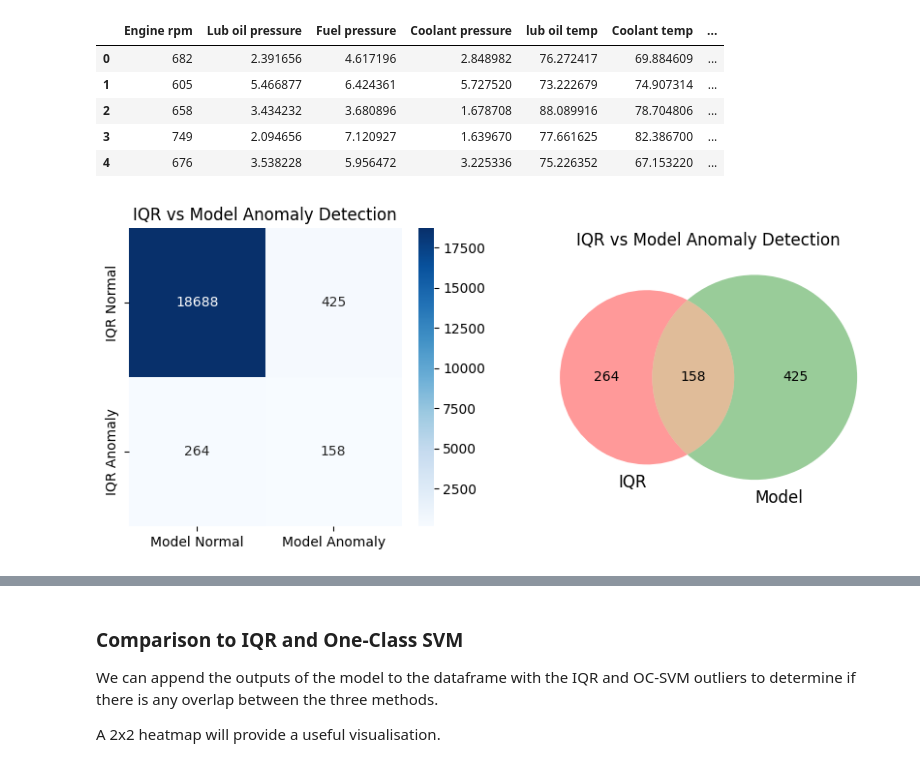
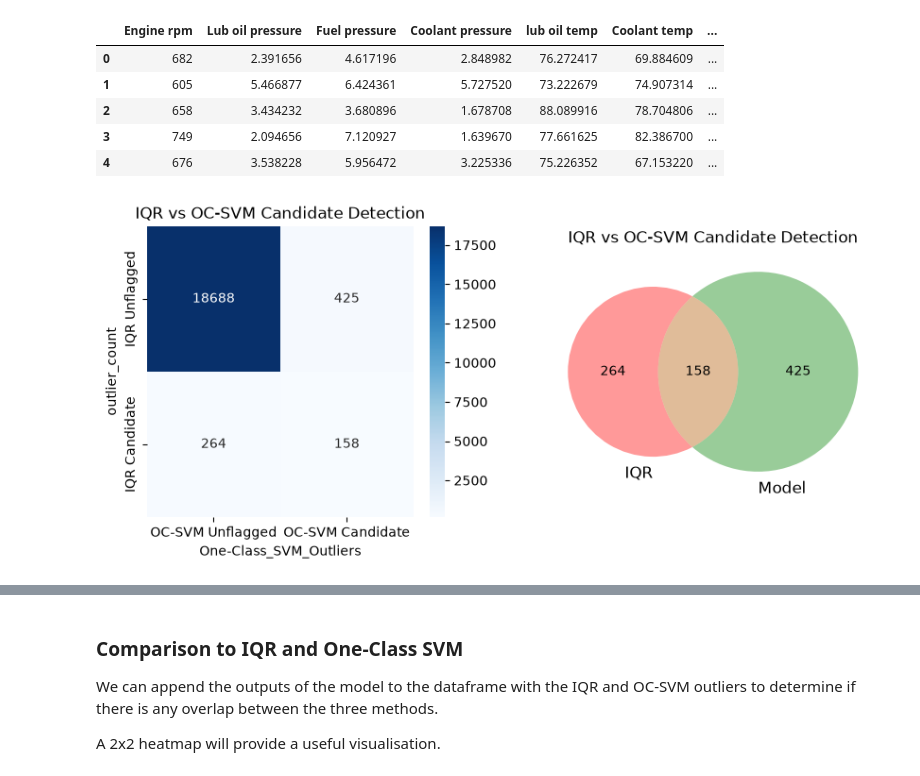
Before and after one commit to ATDiDonato/ship-engine-anomaly-detection, a Jupyter notebook: DiDonato_Alex_CAM_C101_W5_Mini-project.ipynb, the cells around one changed output, grey strips where cells are left out. Drawn from its saved outputs; the diff is of its cells as text; code cells hidden in the pictures.

```diff
--- a/DiDonato_Alex_CAM_C101_W5_Mini-project.ipynb
+++ b/DiDonato_Alex_CAM_C101_W5_Mini-project.ipynb
@@ -425,8 +326,4 @@ We will identify which values are anomalies for each individual feature and then
 # %%
-def series_to_df(series_dict):
-    return pd.DataFrame(series_dict)
-
-
 def get_iqr_outlier_flags(df, suffix="_flagged"):
     """
     This function identifies outliers in numeric columns of a DataFrame using
@@ -457,7 +354,7 @@ def get_iqr_outlier_flags(df, suffix="_flagged"):
     return (
         df[numeric_cols].lt(lower, axis="columns")
         | df[numeric_cols].gt(upper, axis="columns")
-    ).add_suffix("_flagged"), summary
+    ).add_suffix(suffix), summary
 
 
 # Call the function to get outlier flags
@@ -721,37 +556,37 @@ ship_engine_data_with_outliers.head()
 # %%
 # get a list of IQR outlier flags (where # of outliers in individual features >=2 )
 iqr_flags = (ship_engine_data_with_outliers["outlier_count"] >= 2).astype(int)
 # get a list of One-Class_SVM Outlier flags (where value = -1)
 model_flags = (
     ship_engine_data_with_outliers["One-Class_SVM_Outliers"] == -1
 ).astype(int)
-# create confusion matrix
-cm = confusion_matrix(iqr_flags, model_flags)
+# create agreement table
+cm = pd.crosstab(iqr_flags, model_flags).reindex(index=[0, 1], columns=[0, 1], fill_value=0)
 
-# plot confusion matrix and venn diagram
+# plot agreement table and venn diagram
 fig, axes = plt.subplots(1, 2, figsize=(10, 4))
 axes = axes.ravel()  # flatten
 
 ax = axes[0]
 
 sns.heatmap(
     cm,
     annot=True,
     fmt="d",
     cmap="Blues",
-    xticklabels=["Model Normal", "Model Anomaly"],
-    yticklabels=["IQR Normal", "IQR Anomaly"],
+    xticklabels=["OC-SVM Unflagged", "OC-SVM Candidate"],
+    yticklabels=["IQR Unflagged", "IQR Candidate"],
     ax=ax,
 )
-ax.set_title("IQR vs Model Anomaly Detection")
+ax.set_title("IQR vs OC-SVM Candidate Detection")
 
 set_iqr = set(np.where(iqr_flags == 1)[0])
 set_model = set(np.where(model_flags == 1)[0])
 
 ax = axes[1]
 
 venn2([set_iqr, set_model], ("IQR", "Model"), ax=ax)
-ax.set_title("IQR vs Model Anomaly Detection")
+ax.set_title("IQR vs OC-SVM Candidate Detection")
 plt.show()
 # %% [output]
-[figure, old version]
+[figure, new version]
```
Also changed, not shown: parts of 44 cells of this notebook, 4 other files.
